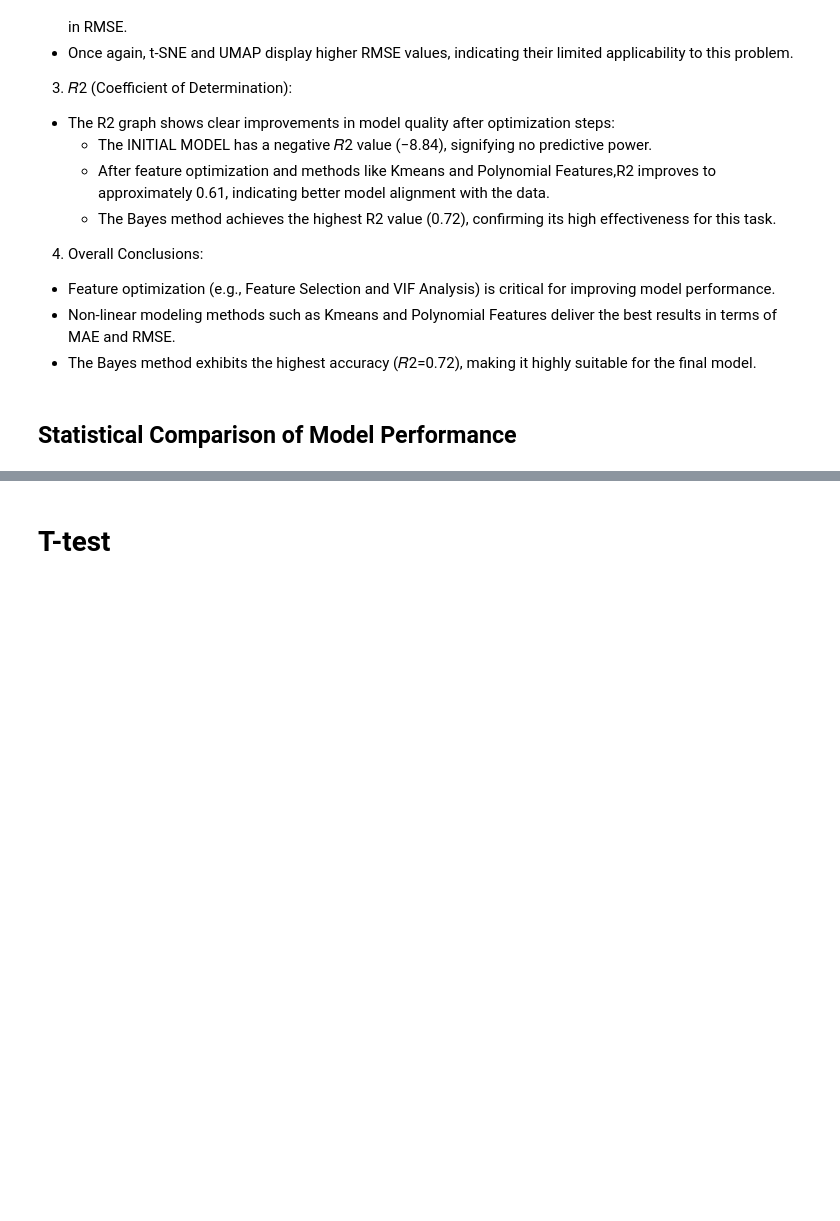
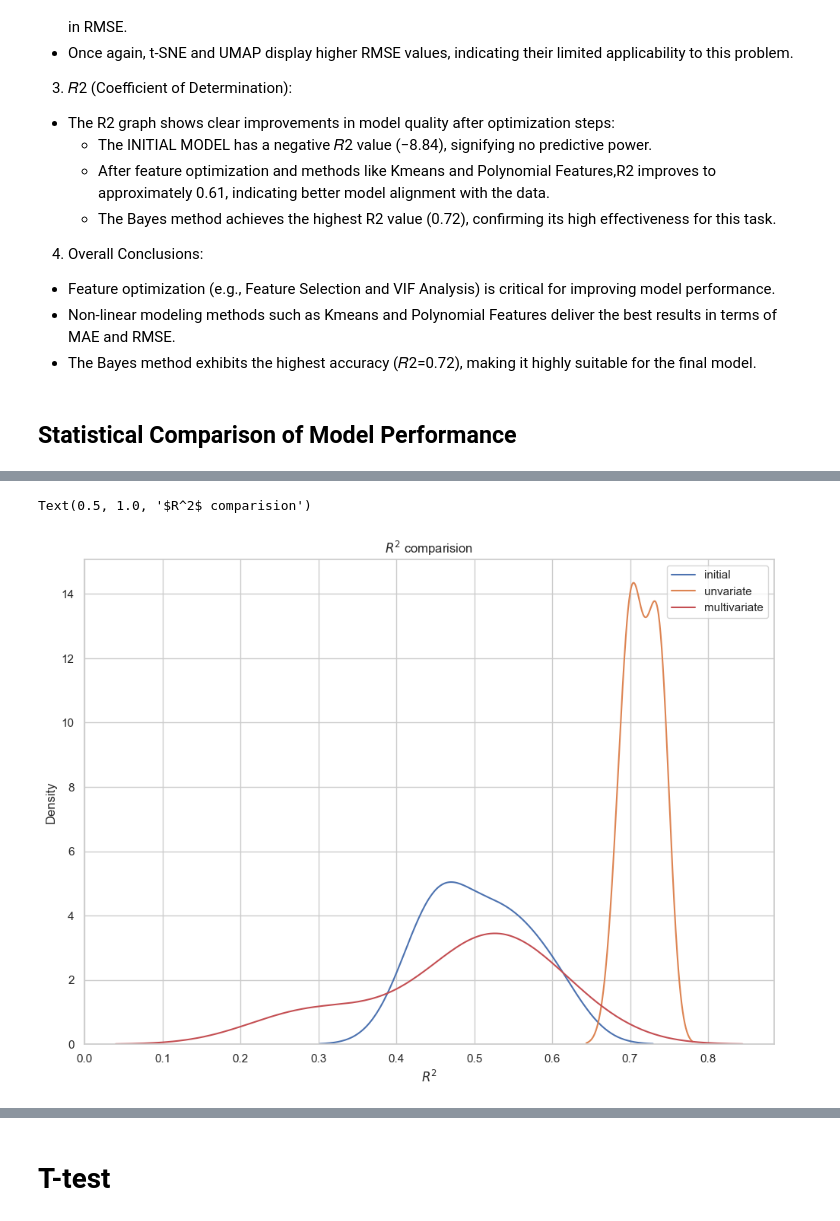
Before and after one commit to abrleva8/ITMO_mmsa, a Jupyter notebook: lab_3/Task3_2.ipynb, the cells around one changed output, grey strips where cells are left out. Drawn from its saved outputs; the diff is of its cells as text; code cells hidden in the pictures; blank space fills up the shorter version.

```diff
--- a/lab_3/Task3_2.ipynb
+++ b/lab_3/Task3_2.ipynb
@@ -415,0 +406,10 @@ def compare(df_1_scores, df_2_scores, method, name):
+# %%
+sns.kdeplot(initial_scores['r2'], label='initial')
+sns.kdeplot(df_1_scores['r2'], label='unvariate')
+sns.kdeplot(df_2_scores['r2'], label='multivariate', color='r')
+plt.xlabel('$R^2$')
+plt.legend()
+plt.title('$R^2$ comparision')
+# %% [output]
+Text(0.5, 1.0, '$R^2$ comparision')
+[figure, added]
```
Also changed, not shown: parts of 45 cells of this notebook.
